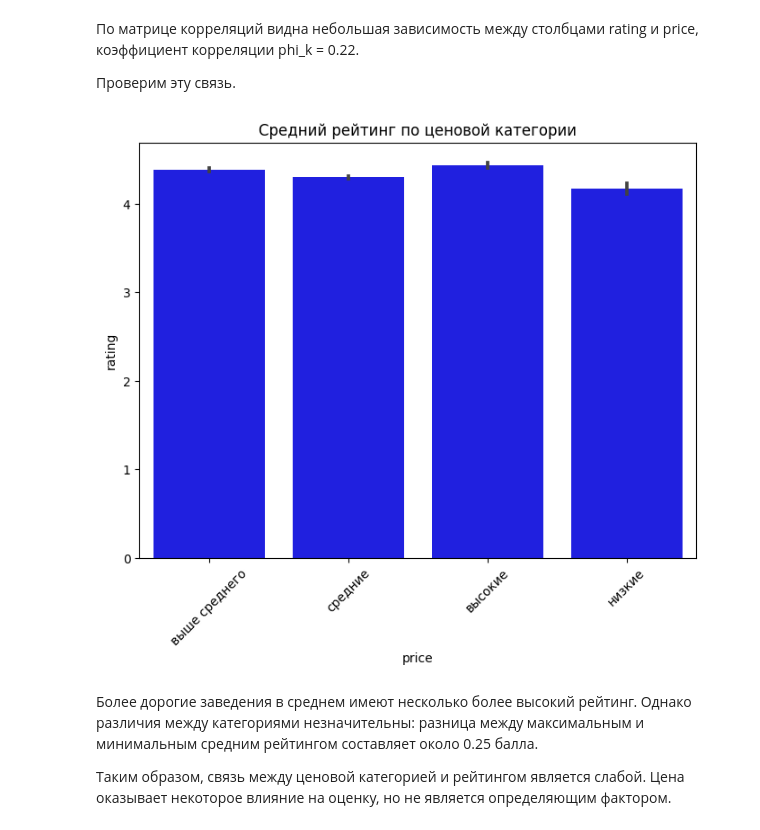
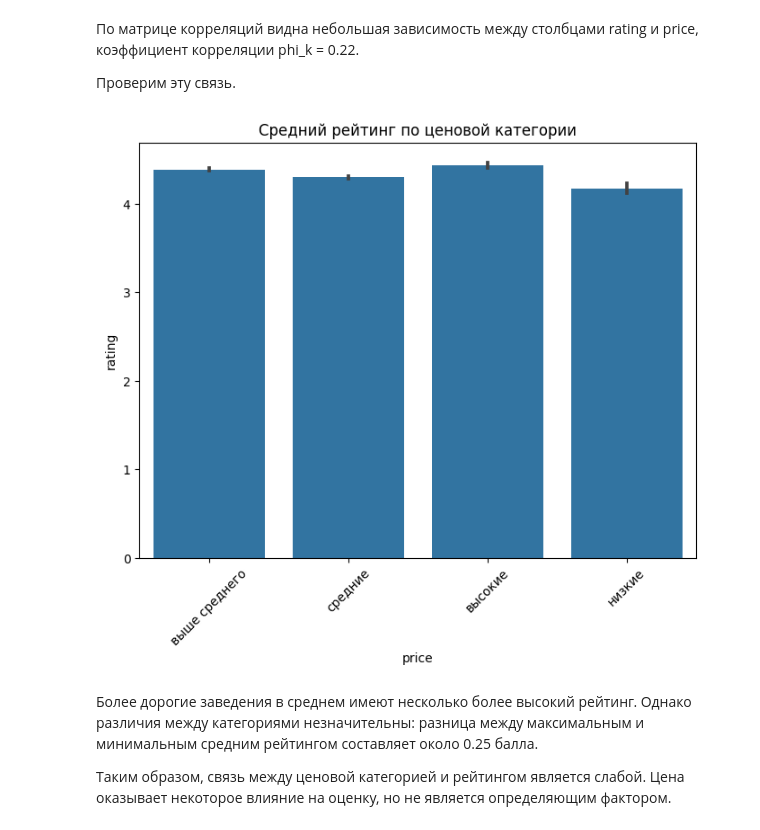
Before and after one commit to vchkashka/catering_market, a Jupyter notebook: catering_market.ipynb, the cells around one changed output. Drawn from its saved outputs; the diff is of its cells as text; code cells hidden in the pictures.

```diff
--- a/catering_market.ipynb
+++ b/catering_market.ipynb
@@ -69,6 +71,6 @@ from phik.report import plot_correlation_matrix
 # %%
-df_rest_info = pd.read_csv('https://code.s3.yandex.net/datasets/rest_info.csv')
-df_rest_price = pd.read_csv('https://code.s3.yandex.net/datasets/rest_price.csv')
+df_rest_info = pd.read_csv('rest_info.csv')
+df_rest_price = pd.read_csv('rest_price.csv')
 # %% [markdown]
 Познакомимся с данными и изучим общую информацию о них.
 # %%
@@ -861,12 +638,12 @@ plt.show()
 Проверим эту связь.
 # %%
 plt.figure(figsize=(8,6))
-sns.barplot(data=df, x='price', y='rating', color='blue')
+sns.barplot(data=df, x='price', y='rating', color='#1f77b4')
 plt.xticks(rotation=45)
 plt.title('Средний рейтинг по ценовой категории')
 plt.show()
 # %% [output]
-[figure, old version]
+[figure, new version]
 # %% [markdown]
 Более дорогие заведения в среднем имеют несколько более высокий рейтинг. Однако различия между категориями незначительны: разница между максимальным и минимальным средним рейтингом составляет около 0.25 балла.
 
```
Also changed, not shown: parts of 43 cells of this notebook.
